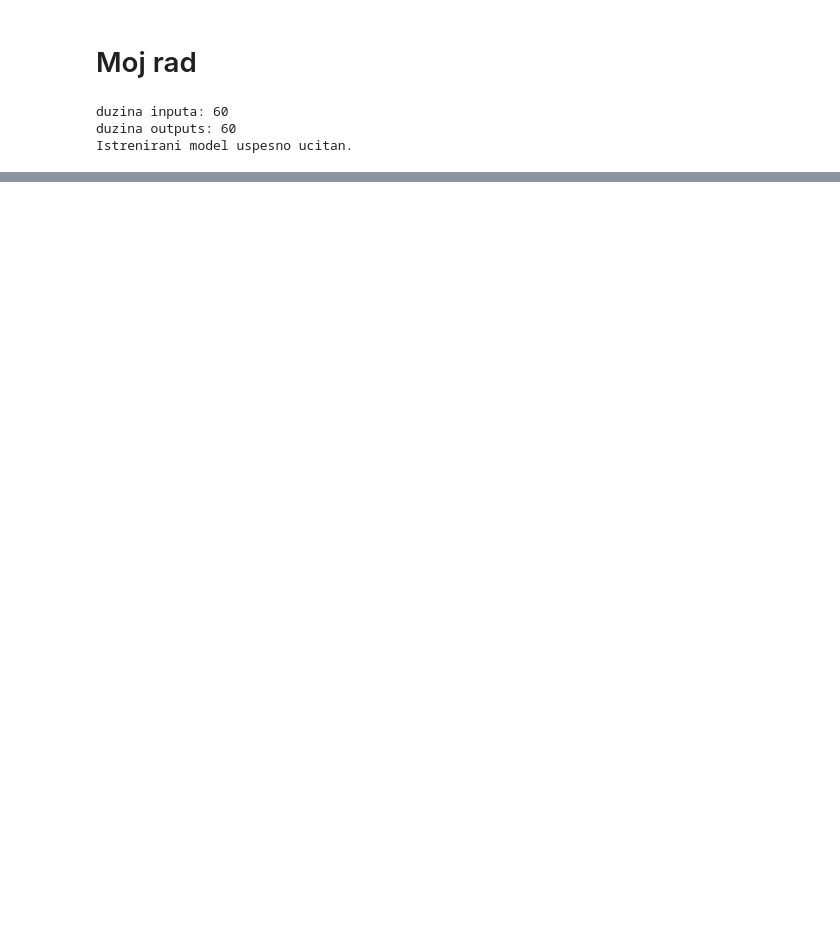
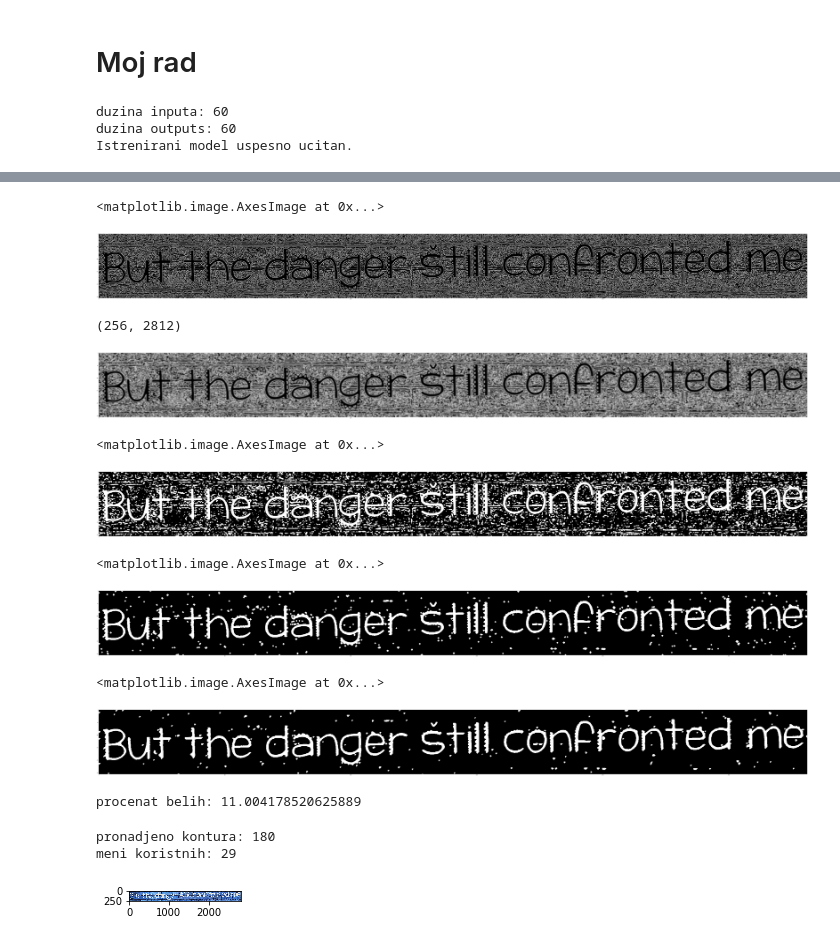
Before and after one commit to vlaksi/Soft-Challenges, a Jupyter notebook: izazovi[20-21]/Nedeljni izazov 2 - OCR/sc_2020_challenge_2/my-work.ipynb, the cells around one changed output, grey strips where cells are left out. Cells and saved outputs as stored; diff of their text form; code cells hidden in the pictures; blank space fills up the shorter version.

```diff
--- a/izazovi[20-21]/Nedeljni izazov 2 - OCR/sc_2020_challenge_2/my-work.ipynb
+++ b/izazovi[20-21]/Nedeljni izazov 2 - OCR/sc_2020_challenge_2/my-work.ipynb
@@ -81 +81,40 @@ procenat belih: 56.699701003086425
+# %%
+img = cv2.imread(image_path)
+image = img.copy()
+lab = cv2.cvtColor(image, cv2.COLOR_BGR2HSV)
+a_component = lab[:,:,1]
+edged = cv2.Canny(a_component, 10, 30)
+plt.imshow(edged,'gray')
+# %% [output]
+<matplotlib.image.AxesImage at 0x...>
+[figure, added]
+# %%
+blur = cv2.GaussianBlur(edged,(9,9),0)
+# blur = cv2.medianBlur(edged,1)
+plt.imshow(blur,'gray')
+print(blur.shape)
+# %% [output]
+(256, 2812)
+[figure, added]
+# %%
+ret, image_bin = cv2.threshold(blur, 0, 255,cv2.THRESH_OTSU)
+invertovana = invert(image_bin)
+plt.imshow(invertovana,'gray')
+# %% [output]
+<matplotlib.image.AxesImage at 0x...>
+[figure, added]
+# %%
+kernel = cv2.getStructuringElement(cv2.MORPH_ELLIPSE, (3, 3))
+opening = cv2.morphologyEx(invertovana, cv2.MORPH_OPEN, kernel, iterations=3)
+plt.imshow(opening,'gray')
+# %% [output]
+<matplotlib.image.AxesImage at 0x...>
+[figure, added]
+# %%
+kernel = cv2.getStructuringElement(cv2.MORPH_ELLIPSE, (2, 2))
+ero = cv2.morphologyEx(opening, cv2.MORPH_OPEN, kernel, iterations=4)
+plt.imshow(ero,'gray')
+# %% [output]
+<matplotlib.image.AxesImage at 0x...>
+[figure, added]
 # %%
@@ -86,10 +126,16 @@ else:
     img, opening = skew_correction(image, opening,1)
 plt.imshow(opening,'gray')
 percentWhitePixel = get_percents_for_white_and_black_pixels(img, opening)
+# %%
+percentWhitePixel = get_percents_for_white_and_black_pixels(img, ero)
+
+print("procenat belih: " + str(percentWhitePixel))
+# %% [output]
+procenat belih: 11.004178520625889
 # %%
 plt.rcParams['figure.figsize'] = 160, 141 # za prikaz većih slika i plotova, zakomentarisati ako nije potrebno
 # %%
-imga, contours, hierarchy = cv2.findContours(opening.copy(), cv2.RETR_EXTERNAL, cv2.CHAIN_APPROX_SIMPLE)
+imga, contours, hierarchy = cv2.findContours(ero.copy(), cv2.RETR_EXTERNAL, cv2.CHAIN_APPROX_SIMPLE)
 image_crtanje = img.copy()
 regions_array = []
 print("pronadjeno kontura: " + str(len(contours)))
@@ -102,18 +148,18 @@ for contour in contours:
     k = y - 20
     if k < 1:
         k = y
-    region = opening[y:y + h + 1, x:x + w + 1]
+    region = ero[y:y + h + 1, x:x + w + 1]
     povrsina = cv2.contourArea(contour)
     if (w < 5 + percentWhitePixel)  or (h < 25 + percentWhitePixel)  or (h + w) < 40:
 #         print("w: " + str(w) + " h: " + str(h) + " size: " + str(h+w))
         if (h>20+percentWhitePixel and w < 10 + percentWhitePixel): # vrv je I u pitanju
-            region = cv2.morphologyEx(region.copy(), cv2.MORPH_CLOSE, kernel, iterations=1)
+            region = cv2.morphologyEx(region.copy(), cv2.MORPH_OPEN, kernel, iterations=1)
             regions_array.append([resize_region(region), (x, y, w, h)])
             continue
         else: # sum koji samo preskacemo
             continue
     # ZA SVAKI REGION RADIM POBOLJSANJE
-    region = cv2.morphologyEx(region.copy(), cv2.MORPH_CLOSE, kernel, iterations=1)
+    region = cv2.morphologyEx(region.copy(), cv2.MORPH_OPEN, kernel, iterations=1)
     # resize_region(region) or region
     regions_array.append([resize_region(region), (x, y, w, h)])
 
@@ -136,6 +182,10 @@ for index in range(0, len(sorted_rectangles) - 1):
 
 
 print("meni koristnih: " + str(len(sorted_regions)))
+# %% [output]
+pronadjeno kontura: 180
+meni koristnih: 29
+[figure, added]
 # %%
 # PREDIKCIJA
 print(extract_text(region_distances, sorted_regions, ann,vocabulary))
```
Also changed, not shown: parts of 5 cells of this notebook, 2 other files.
